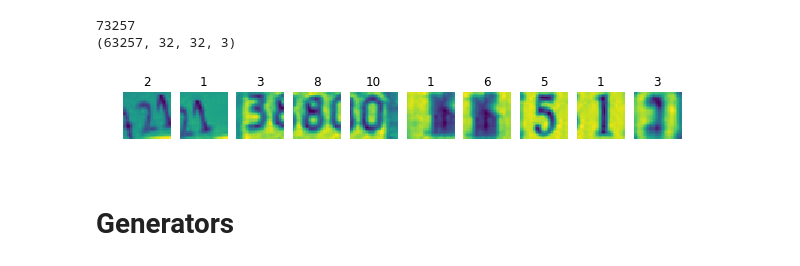
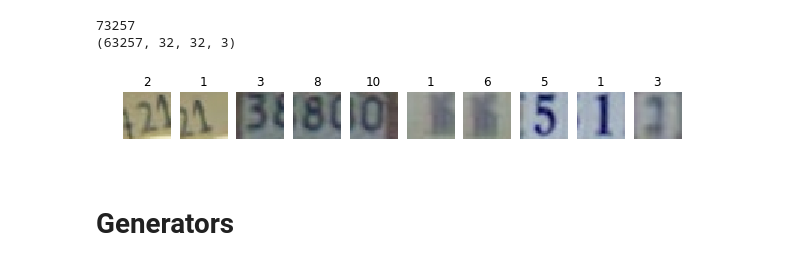
Before and after one commit to BarbaraButz/tf_group_40_final_project, a Jupyter notebook: tf_group_40_final_project.ipynb, the cells around one changed output. Saved outputs shown, nothing was run; the diff lists cells and outputs as text; code cells hidden in the pictures.

Commit message:
Old visualisation is buggy! Added different visualisation with imshow. (Visible after interrupt; not a permanent solution!)

```diff
--- a/tf_group_40_final_project.ipynb
+++ b/tf_group_40_final_project.ipynb
@@ -155,12 +157,12 @@ normalized_svhn_images = (svhn_images / 255) * 2 - 1
 # %%
 # show some svhn images with labels
 fig, ax = plt.subplots(1,10,figsize=(10,10))
 for i in range(10):
-    ax[i].imshow(svhn_images[i,:,:,0])
+    ax[i].imshow(svhn_images[i,:,:,0:3])
     ax[i].axis('off')
     ax[i].set_title(svhn_labels[i])
 # %% [output]
-[figure, old version]
+[figure, new version]
 # %%
 # Define the hyperparameters of the model.
 
```
Also changed, not shown: parts of 8 cells of this notebook.
